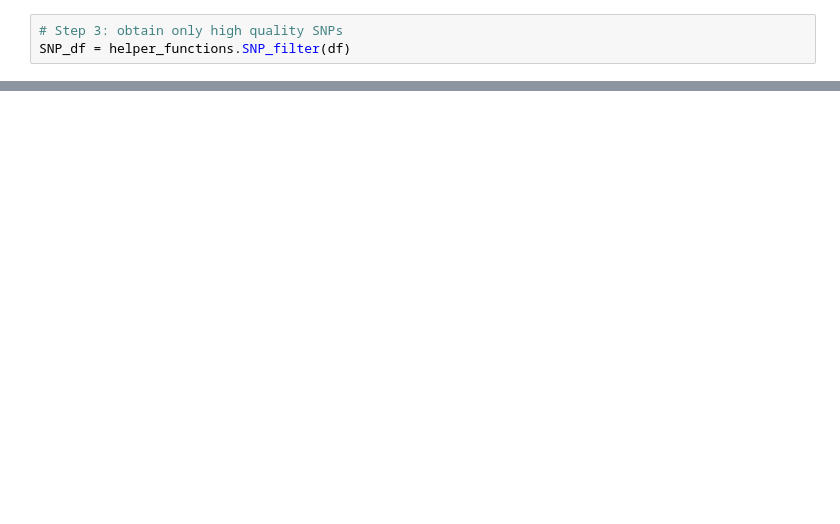
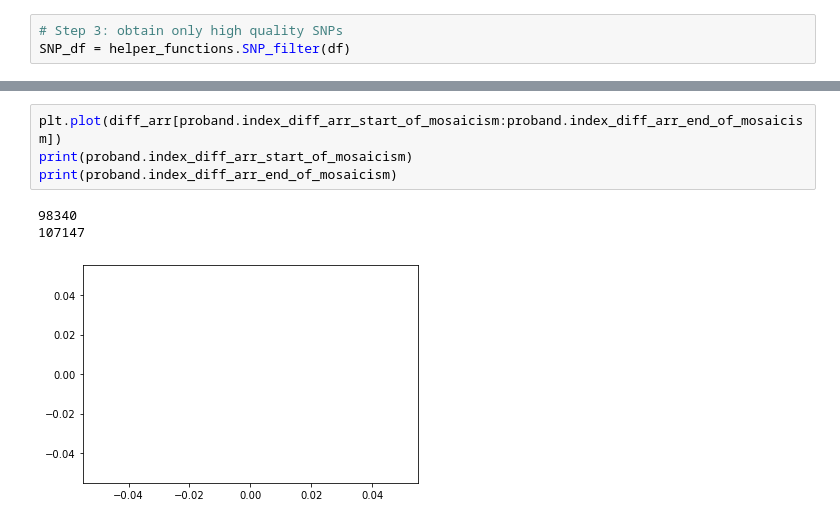
Before and after one commit to arodri48/mosaicism_detection_linear_time_complexity, a Jupyter notebook: python_phasing_project/main_single_threaded.ipynb, the cells around one changed output, grey strips where cells are left out. Drawn from its saved outputs; the diff is of its cells as text; blank space fills up the shorter version.

```diff
--- a/python_phasing_project/main_single_threaded.ipynb
+++ b/python_phasing_project/main_single_threaded.ipynb
@@ -101,0 +76,8 @@ with open(config_elem["OUTPUT_FILE"], 'w') as output_file:
+# %%
+plt.plot(diff_arr[proband.index_diff_arr_start_of_mosaicism:proband.index_diff_arr_end_of_mosaicism])
+print(proband.index_diff_arr_start_of_mosaicism)
+print(proband.index_diff_arr_end_of_mosaicism)
+# %% [output]
+98340
+107147
+[figure, added]
```
Also changed, not shown: parts of 17 cells of this notebook, 3 other files.
